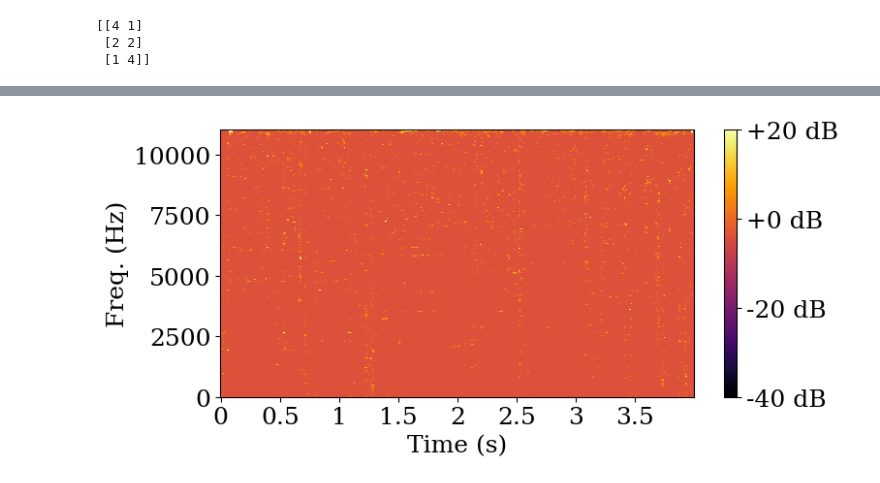
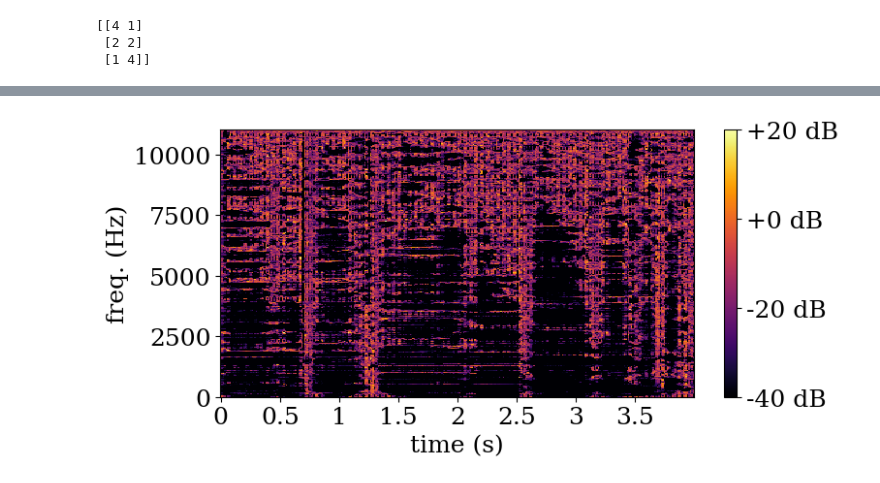
Before and after one commit to b-boechat/ctfr, a Jupyter notebook: evaluating/plots.ipynb, the cells around one changed output, grey strips where cells are left out. Saved outputs shown, nothing was run; the diff lists cells and outputs as text; code cells hidden in the pictures.

```diff
--- a/evaluating/plots.ipynb
+++ b/evaluating/plots.ipynb
@@ -22,7 +22,7 @@ N_FFT = 2048
 HOP_LENGTH = 256
 WIN_LENGTHS = [512, 1024, 2048]
 
-SAVE_PLOTS = True
+SAVE_PLOTS = False
 PLOTS_REL_PATH = "plots"
 # %%
 signal, sr = ctfr.load(AUDIO_PATH, sr=SR, offset=OFFSET, duration=DURATION)
@@ -36,8 +36,8 @@ def plot_specrogram(spec, filename, format="eps", dpi=600, vmin=None, vmax=None)
 
     img = ctfr.specshow(ctfr.power_to_db(spec, ref=1.0), sr=SR, hop_length=HOP_LENGTH, x_axis="time", y_axis="linear", vmin=vmin, vmax=vmax, ax=ax, cmap="inferno")
     #plt.ylim(0, 5000)
-    plt.xlabel("Time (s)")
-    plt.ylabel("Freq. (Hz)")
+    plt.xlabel("time (s)")
+    plt.ylabel("freq. (Hz)")
 
     cbar = plt.colorbar(img, format="%+2.0f dB");
     cbar.ax.tick_params(labelsize=plt.rcParams['xtick.labelsize'])
@@ -77,5 +76,5 @@ cspec_sls_h_20, _ = ctfr.methods.sls_h_from_specs(specs, energy_criterium_db = -
 # %%
-cspec_sls_i, _ = ctfr.methods.sls_i_from_specs(specs, interp_steps=[[4, 1], [2, 2], [1, 4]], input_energy = sls_energy, normalize_output=True)
+cspec_sls_i_default, _ = ctfr.methods.sls_i_from_specs(specs, interp_steps=[[4, 1], [2, 2], [1, 4]])#, input_energy = sls_energy, normalize_output=True)
 # %% [output]
 [[4 1]
  [2 2]
@@ -120,5 +125,5 @@ plot_specrogram(cspec_sls_h_20, "cspec_sls_i.eps", vmin=-70.0, vmax=10.0);
 # %%
-diff_cspec_sls_i = relative_error_spec(cspec_sls, cspec_sls_i)
-plot_specrogram(diff_cspec_sls_i, "rel_cspec_sls_i.eps", vmin=vmin_diff, vmax=vmax_diff);
+diff_cspec_sls_i_default = relative_error_spec(cspec_sls, cspec_sls_i_default)
+plot_specrogram(diff_cspec_sls_i_default, "rel_cspec_sls_i_default.eps", vmin=vmin_diff, vmax=vmax_diff);
 # %% [output]
-[figure, old version]
+[figure, new version]
```
Also changed, not shown: parts of 17 cells of this notebook.
